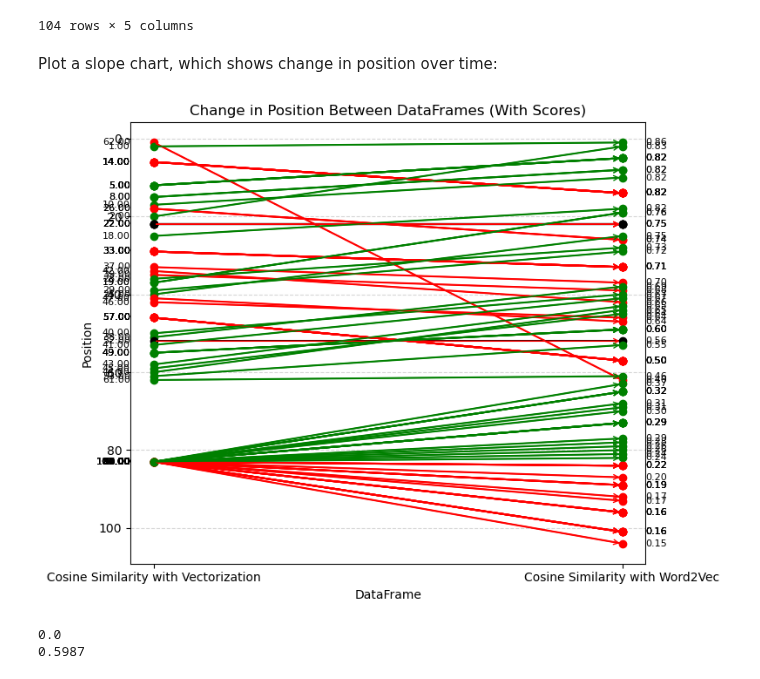
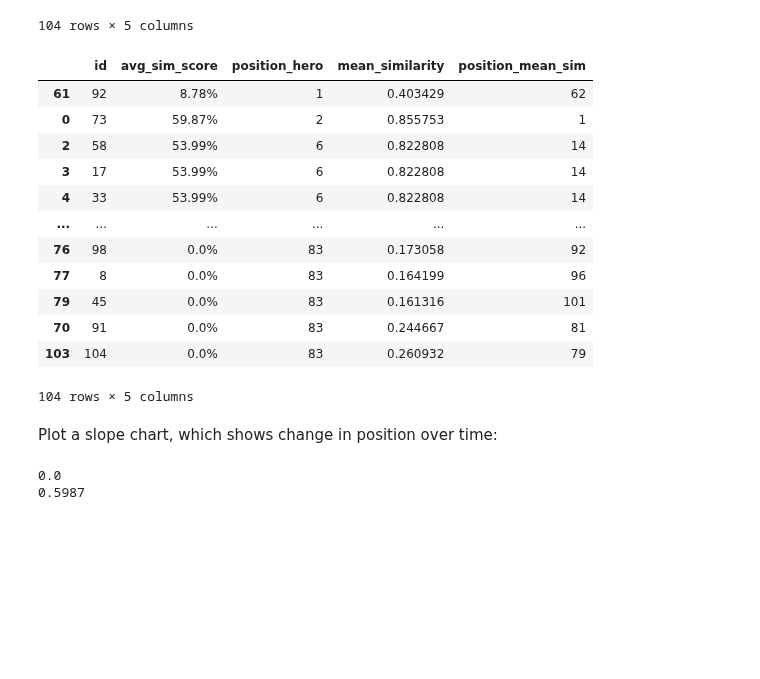
Before and after one commit to sralter/potential_talents, a Jupyter notebook: potential_talents.ipynb, the cells around one changed output. Cells and saved outputs as stored; diff of their text form; code cells hidden in the pictures; blank space fills up the shorter version.

```diff
--- a/potential_talents.ipynb
+++ b/potential_talents.ipynb
@@ -1273,42 +1272,41 @@ merged
 | 70 | 91 | 0.0% | 83 | 0.244667 | 81 |
 | 103 | 104 | 0.0% | 83 | 0.260932 | 79 |
 104 rows × 5 columns
+# %%
+
+sorted_df_hero['avg_sim_score']=sorted_df_hero['avg_sim_score'].str.replace('%','',regex=False)
+sorted_df_hero['avg_sim_score']=sorted_df_hero['avg_sim_score'].astype(float)/100
+
+sorted_df_hero['position'] = sorted_df_hero['avg_sim_score'].rank(ascending=False).astype(int)
+top10_candidates_mean_sim['position'] = top10_candidates_mean_sim['mean_similarity'].rank(ascending=False).astype(int)
+
+# merge the DataFrames and keep scores and positions
+merged = pd.merge(
+    sorted_df_hero[['id', 'avg_sim_score', 'position']],
+    top10_candidates_mean_sim[['id', 'mean_similarity', 'position']],
+    on='id',
+    suffixes=('_hero', '_mean_sim')
+)
+
+# sort by position in the first DataFrame for consistent ordering
+merged.sort_values(by='position_hero', inplace=True)
+merged
+# %% [output]
+|  | id | avg_sim_score | position_hero | mean_similarity | position_mean_sim |
+| 61 | 92 | 8.78% | 1 | 0.403429 | 62 |
+| 0 | 73 | 59.87% | 2 | 0.855753 | 1 |
+| 2 | 58 | 53.99% | 6 | 0.822808 | 14 |
+| 3 | 17 | 53.99% | 6 | 0.822808 | 14 |
+| 4 | 33 | 53.99% | 6 | 0.822808 | 14 |
+| ... | ... | ... | ... | ... | ... |
+| 76 | 98 | 0.0% | 83 | 0.173058 | 92 |
+| 77 | 8 | 0.0% | 83 | 0.164199 | 96 |
+| 79 | 45 | 0.0% | 83 | 0.161316 | 101 |
+| 70 | 91 | 0.0% | 83 | 0.244667 | 81 |
+| 103 | 104 | 0.0% | 83 | 0.260932 | 79 |
+104 rows × 5 columns
 # %% [markdown]
 Plot a slope chart, which shows change in position over time:
-# %%
-plt.figure(figsize=(8, 6))
-
-for _, row in merged.iterrows():
-    # Draw lines between positions
-    plt.plot(
-        [1, 2],  # Time points
-        [row['position_cosine'], row['position_word2vec']],  # Ranks
-        marker='o',
-        color='black' if row['position_cosine'] == row['position_word2vec'] else ('green' if row['position_word2vec'] < row['position_cosine'] else 'red'),
-        linestyle='-'
-    )
-    # Add arrows
-    plt.annotate(
-        '',
-        xy=(2, row['position_word2vec']),
-        xytext=(1, row['position_cosine']),
-        arrowprops=dict(color='green' if row['position_word2vec'] < row['position_cosine'] else 'red', arrowstyle="->")
-    )
-    # Add score labels
-    plt.text(0.95, row['position_cosine'], f"{row['position_word2vec']:.2f}", ha='right', va='center', fontsize=8)
-    plt.text(2.05, row['position_word2vec'], f"{row['mean_similarity']:.2f}", ha='left', va='center', fontsize=8)
-
-# Customize plot
-plt.xticks([1, 2], ['Cosine Similarity with Vectorization', 'Cosine Similarity with Word2Vec'])
-plt.gca().invert_yaxis()  # Rank 1 on top
-plt.xlabel('DataFrame')
-plt.ylabel('Position')
-plt.title('Change in Position Between DataFrames (With Scores)')
-plt.grid(axis='y', linestyle='--', alpha=0.5)
-plt.tight_layout()
-plt.show()
-# %% [output]
-[figure, removed]
 # %%
 sorted_df_hero['avg_sim_score_clean']=sorted_df_hero['avg_sim_score'].str.replace('%','',regex=False)
 sorted_df_hero['avg_sim_score_clean']=sorted_df_hero['avg_sim_score_clean'].astype(float)/100
```
Also changed, not shown: parts of 6 cells of this notebook, 10 other files.
